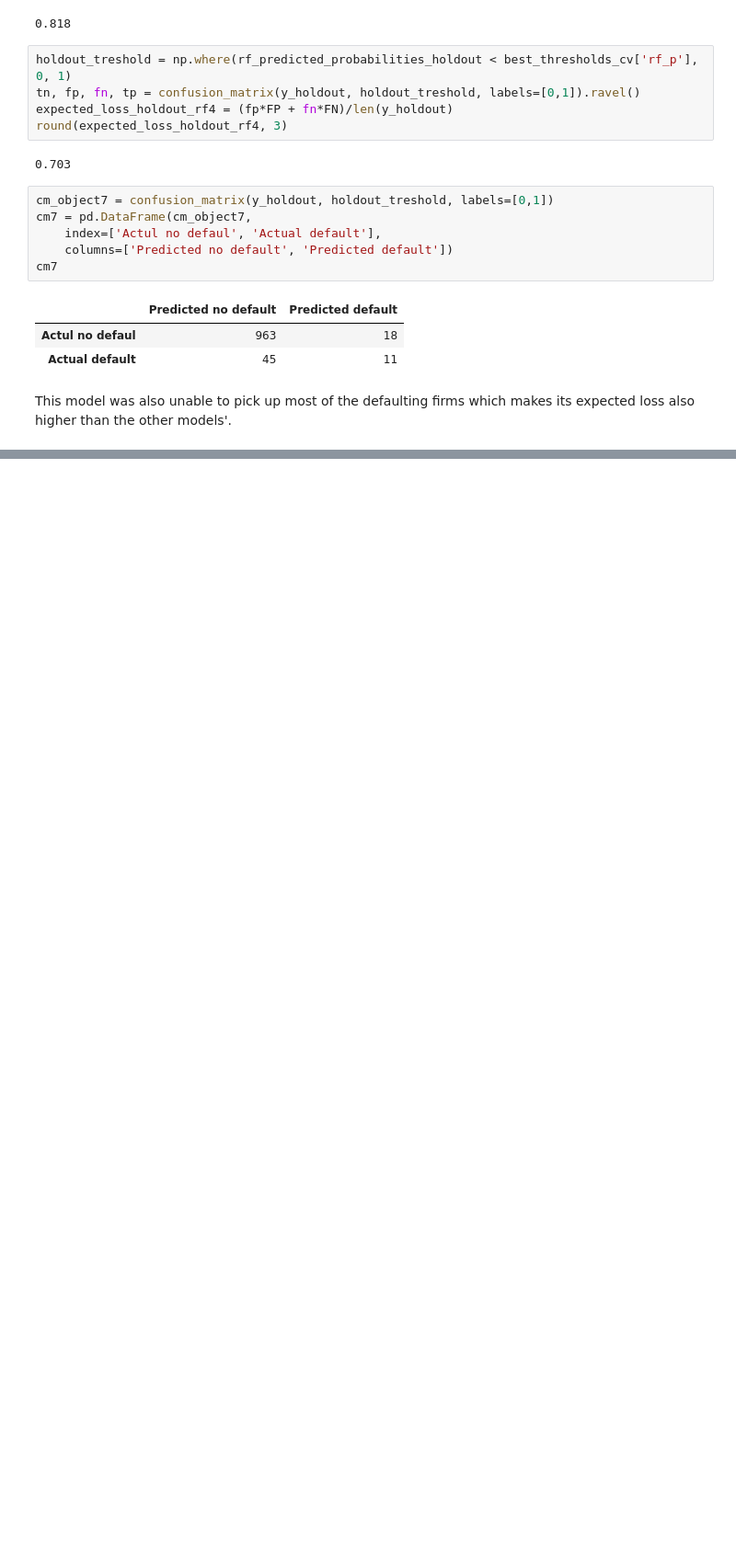
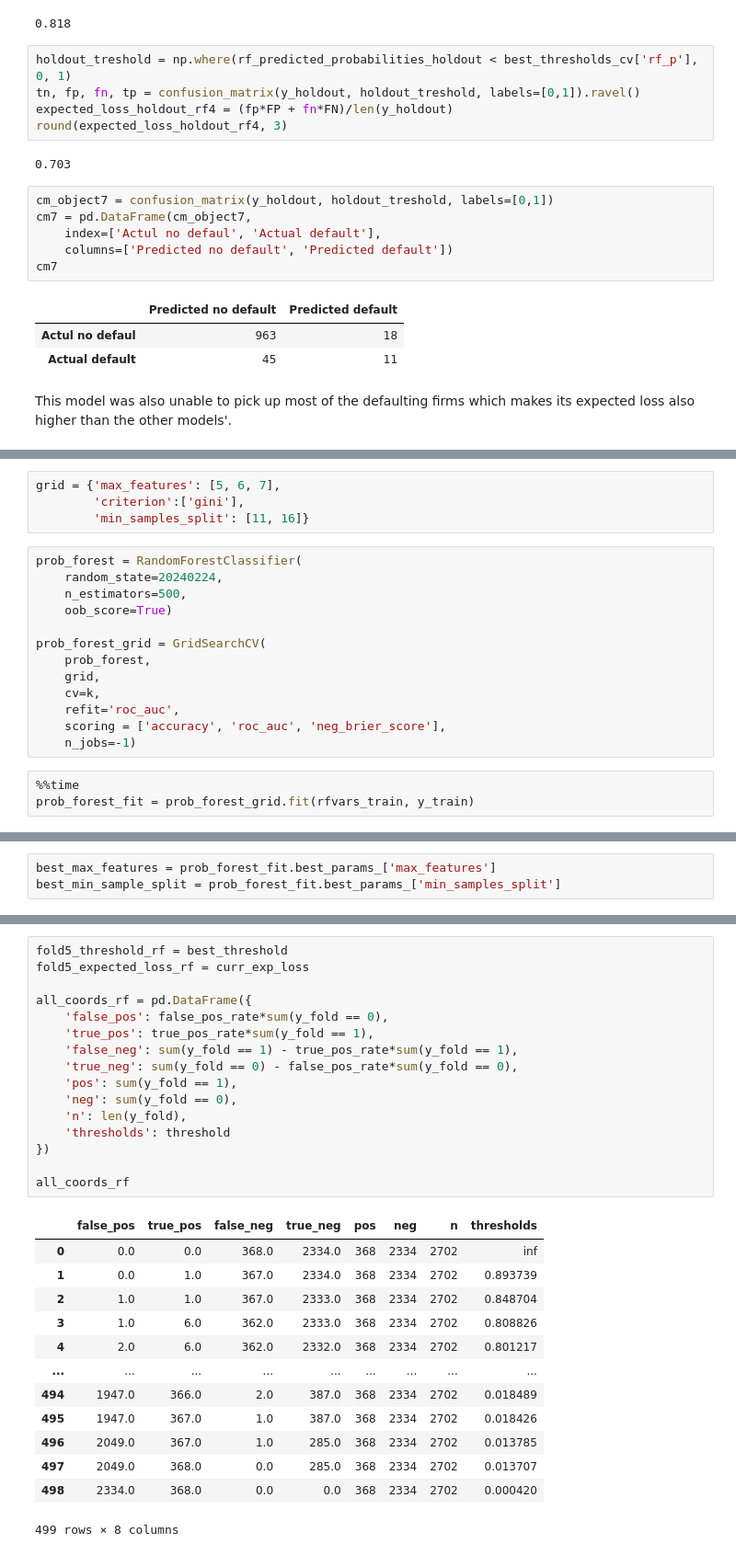
Before and after one commit to balint-thaler/DA3-Assingment-3, a Jupyter notebook: Assignment3.ipynb, the cells around one changed output, grey strips where cells are left out. Shown at 92% size. Saved outputs shown, nothing was run; the diff lists cells and outputs as text; blank space fills up the shorter version.

```diff
--- a/Assignment3.ipynb
+++ b/Assignment3.ipynb
@@ -2734,0 +2820,20 @@ This model was also unable to pick up most of the defaulting firms which makes i
+# %%
+grid = {'max_features': [5, 6, 7],
+        'criterion':['gini'],
+        'min_samples_split': [11, 16]}
+# %%
+prob_forest = RandomForestClassifier(
+    random_state=20240224,
+    n_estimators=500,
+    oob_score=True)
+
+prob_forest_grid = GridSearchCV(
+    prob_forest,
+    grid,
+    cv=k,
+    refit='roc_auc',
+    scoring = ['accuracy', 'roc_auc', 'neg_brier_score'],
+    n_jobs=-1)
+# %%
+%%time
+prob_forest_fit = prob_forest_grid.fit(rfvars_train, y_train)
@@ -2734,0 +2890,3 @@ This model was also unable to pick up most of the defaulting firms which makes i
+# %%
+best_max_features = prob_forest_fit.best_params_['max_features']
+best_min_sample_split = prob_forest_fit.best_params_['min_samples_split']
@@ -2734,0 +2936,30 @@ This model was also unable to pick up most of the defaulting firms which makes i
+# %%
+fold5_threshold_rf = best_threshold
+fold5_expected_loss_rf = curr_exp_loss
+
+all_coords_rf = pd.DataFrame({
+    'false_pos': false_pos_rate*sum(y_fold == 0),
+    'true_pos': true_pos_rate*sum(y_fold == 1),
+    'false_neg': sum(y_fold == 1) - true_pos_rate*sum(y_fold == 1),
+    'true_neg': sum(y_fold == 0) - false_pos_rate*sum(y_fold == 0),
+    'pos': sum(y_fold == 1),
+    'neg': sum(y_fold == 0),
+    'n': len(y_fold),
+    'thresholds': threshold
+})
+
+all_coords_rf
+# %% [output]
+|  | false_pos | true_pos | false_neg | true_neg | pos | neg | n | thresholds |
+| 0 | 0.0 | 0.0 | 368.0 | 2334.0 | 368 | 2334 | 2702 | inf |
+| 1 | 0.0 | 1.0 | 367.0 | 2334.0 | 368 | 2334 | 2702 | 0.893739 |
+| 2 | 1.0 | 1.0 | 367.0 | 2333.0 | 368 | 2334 | 2702 | 0.848704 |
+| 3 | 1.0 | 6.0 | 362.0 | 2333.0 | 368 | 2334 | 2702 | 0.808826 |
+| 4 | 2.0 | 6.0 | 362.0 | 2332.0 | 368 | 2334 | 2702 | 0.801217 |
+| ... | ... | ... | ... | ... | ... | ... | ... | ... |
+| 494 | 1947.0 | 366.0 | 2.0 | 387.0 | 368 | 2334 | 2702 | 0.018489 |
+| 495 | 1947.0 | 367.0 | 1.0 | 387.0 | 368 | 2334 | 2702 | 0.018426 |
+| 496 | 2049.0 | 367.0 | 1.0 | 285.0 | 368 | 2334 | 2702 | 0.013785 |
+| 497 | 2049.0 | 368.0 | 0.0 | 285.0 | 368 | 2334 | 2702 | 0.013707 |
+| 498 | 2334.0 | 368.0 | 0.0 | 0.0 | 368 | 2334 | 2702 | 0.000420 |
+499 rows × 8 columns
```
Also changed, not shown: parts of 56 cells of this notebook.
